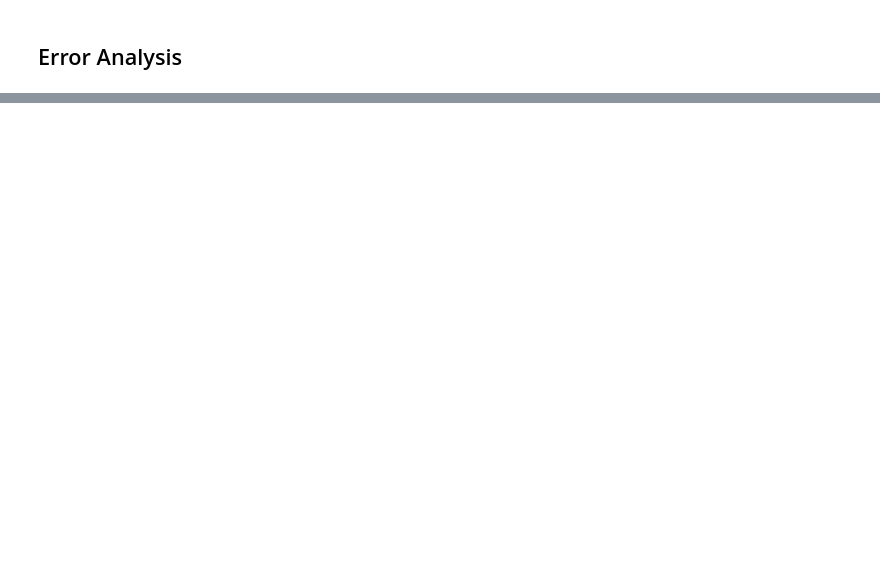
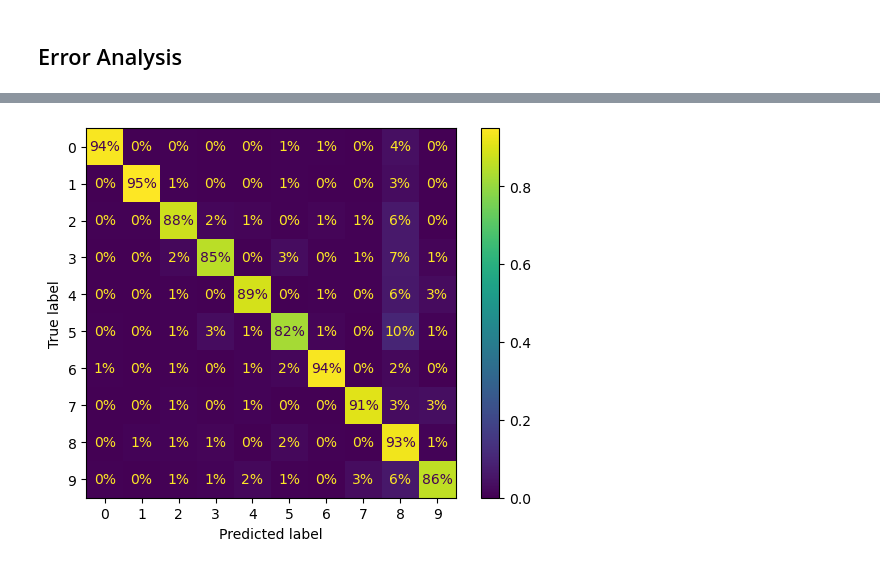
Before and after one commit to Fawazaro213/mnist-project, a Jupyter notebook: mnist.ipynb, the cells around one changed output, grey strips where cells are left out. Saved outputs shown, nothing was run; the diff lists cells and outputs as text; code cells hidden in the pictures; blank space fills up the shorter version.

```diff
--- a/mnist.ipynb
+++ b/mnist.ipynb
@@ -322,0 +332,6 @@ plt.show();
+# %%
+ConfusionMatrixDisplay.from_predictions(y_train, y_train_pred,
+                                        normalize="true", values_format=".0%")
+plt.show()
+# %% [output]
+[figure, added]
```
Also changed, not shown: parts of 5 cells of this notebook.
